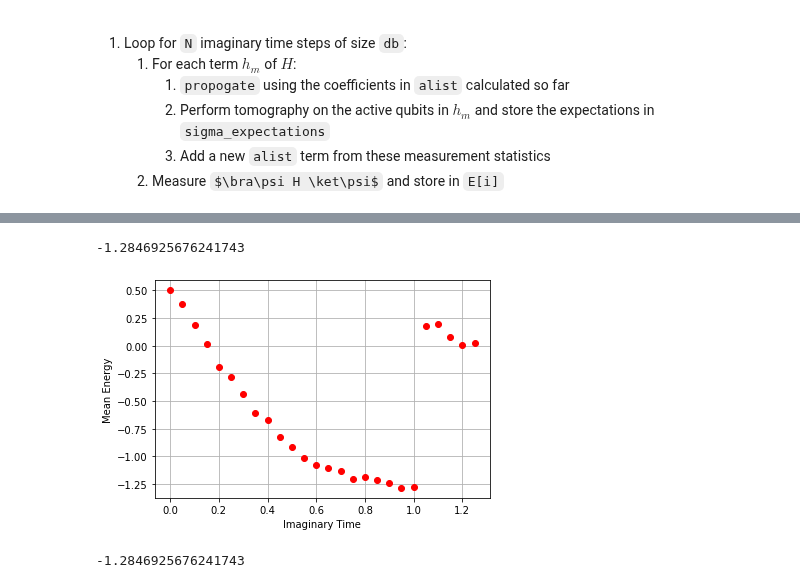
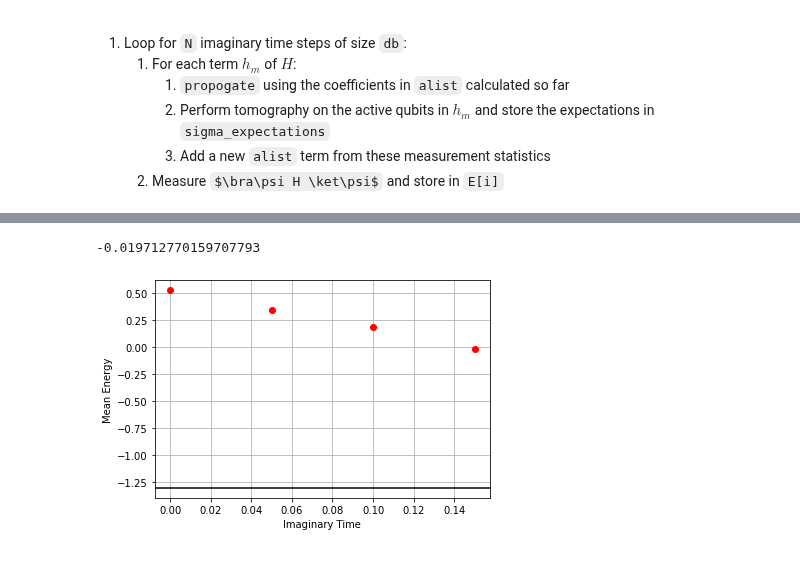
Before and after one commit to KnightShuffler/Quantum-Non-Unitary-Time-Evolution-Public-, a Jupyter notebook: Redone in Qiskit/QPU_implementation/Summary.ipynb, the cells around one changed output, grey strips where cells are left out. Cells and saved outputs as stored; diff of their text form; code cells hidden in the pictures; some formulas as TeX source.

Commit message:
did hamiltonian matrix todo, added logging

```diff
--- a/Redone in Qiskit/QPU_implementation/Summary.ipynb
+++ b/Redone in Qiskit/QPU_implementation/Summary.ipynb
@@ -427,7 +427,16 @@ def qite_step(alist, db, delta, nbits, hm_list, backend, shots=1024):
 
 import time
 
-def qite(db, delta, N, nbits, hm_list, backend, shots=1024, details=False):
+def log_alist(hm_list, alist):
+    logging = []
+    logging.append(hm_list)
+    logging.append(alist)
+
+    np.save('hm-alist.npy',np.asarray(logging,dtype=object))
+
+
+
+def qite(db, delta, N, nbits, hm_list, backend, shots=1024, details=False, log=False):
     '''
     Performs the QITE algorithm with:
         db: a time step,
@@ -469,6 +478,8 @@ def qite(db, delta, N, nbits, hm_list, backend, shots=1024, details=False):
             times[i] = duration
             print('Execution time: {:.2f} seconds'.format(duration))
 
-    return E,times
+    if log:
+        log_alist(hm_list, alist)
+    return E,times,alist
 # %% [markdown]
 # TODO:
@@ -480,5 +548,5 @@ def ground_state_energy(h_list, nbits):
 # %%
-N = 25
+N = 3
 shots = 1000
 db = 0.05
 delta = 0.1
@@ -493,6 +561,6 @@ hm_list.append(hm)
 
 backend = aer_sim
 
-E,times = qite(db, delta, N, nbits, hm_list, backend, shots, details=True)
+E,times,alist = qite(db, delta, N, nbits, hm_list, backend, shots, details=True, log=True)
 # %% [output]
 Starting QITE Loop
@@ -515,21 +610,23 @@ i=25:  Execution time: 26.27 seconds
 # %%
 plt.plot(np.arange(0,N+1)*db, E, 'ro')
 plt.grid()
 plt.xlabel('Imaginary Time')
 plt.ylabel('Mean Energy')
 
+gs_energy, gs = get_gs(hm_list, nbits)
+
+plt.axhline(y=gs_energy, color='k', linestyle='-')
+
 print(np.min(E))
 
 # TODO: Plot the ground state energy on the graph
 
 plt.show()
 # %% [output]
--1.2846925676241743
+-0.019712770159707793
-[figure, old version]
+[figure, new version]
 # %%
 print(np.min(E))
-# %% [output]
--1.2846925676241743
 # %%
 x = np.arange(0,N+1)
 
```
Also changed, not shown: parts of 8 cells of this notebook, 2 other files.
